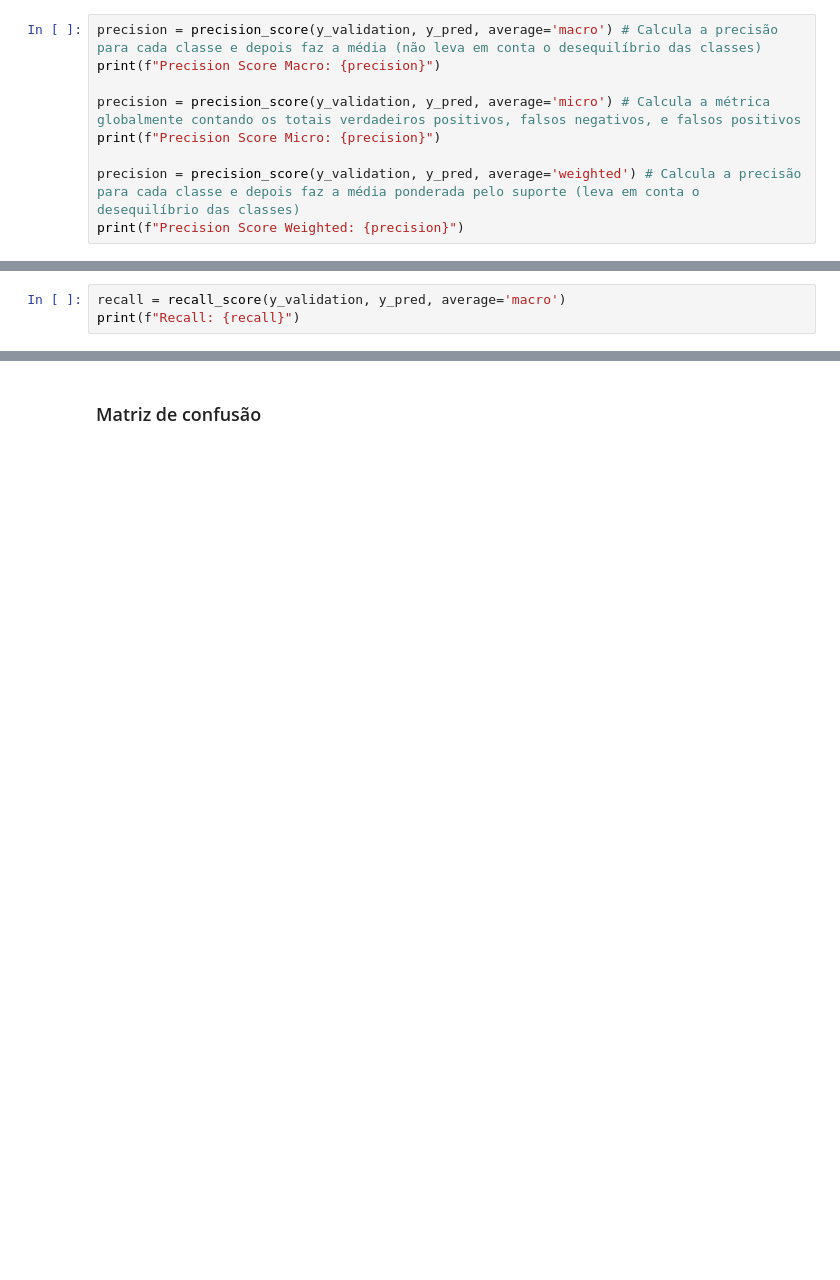
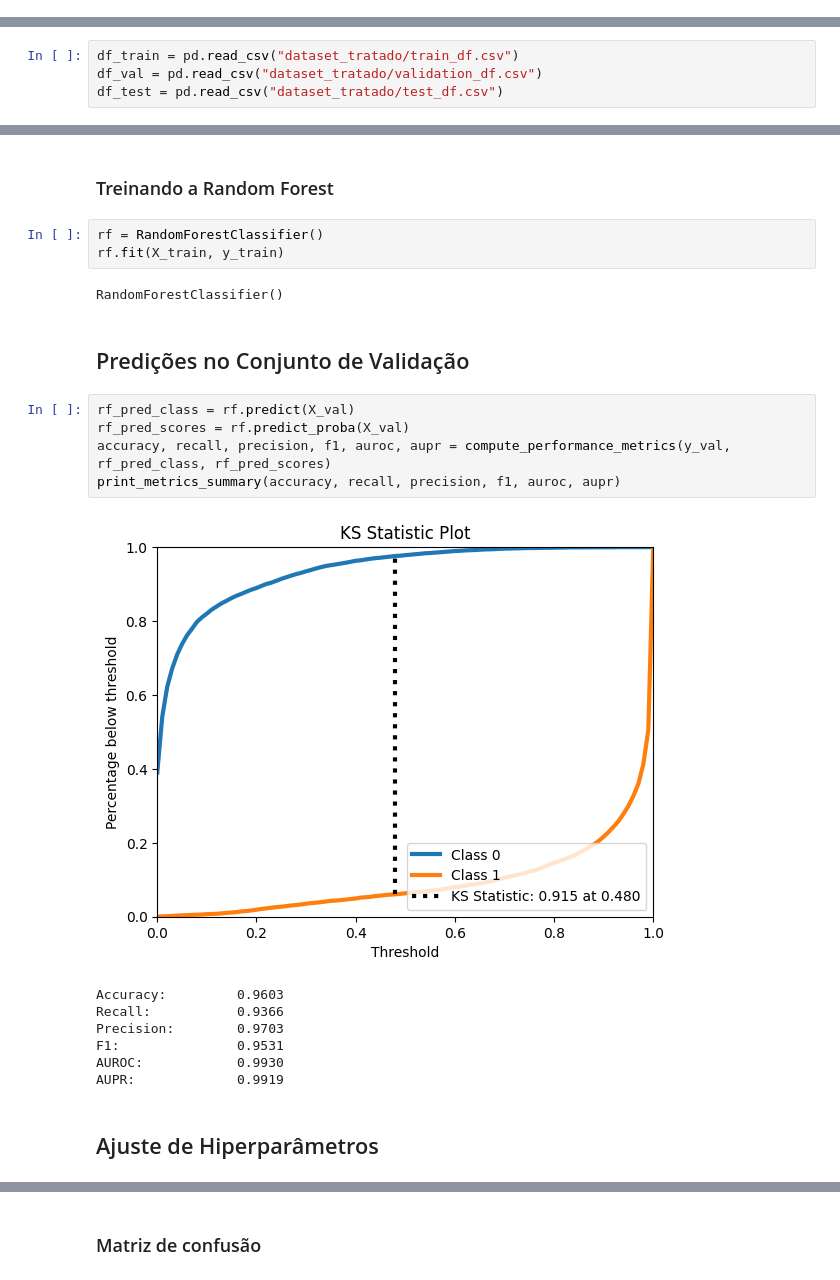
Before and after one commit to lucasacioly/Redes-Neurais, a Jupyter notebook: random_forest.ipynb, the cells around one changed output, grey strips where cells are left out. Saved outputs shown, nothing was run; the diff lists cells and outputs as text; blank space fills up the shorter version.

```diff
--- a/random_forest.ipynb
+++ b/random_forest.ipynb
@@ -56,9 +0,0 @@ Mean Squared Error: 0.27971813725490197
-# %%
-precision = precision_score(y_validation, y_pred, average='macro') # Calcula a precisão para cada classe e depois faz a média (não leva em conta o desequilíbrio das classes)
-print(f"Precision Score Macro: {precision}")
-
-precision = precision_score(y_validation, y_pred, average='micro') # Calcula a métrica globalmente contando os totais verdadeiros positivos, falsos negativos, e falsos positivos
-print(f"Precision Score Micro: {precision}")
-
-precision = precision_score(y_validation, y_pred, average='weighted') # Calcula a precisão para cada classe e depois faz a média ponderada pelo suporte (leva em conta o desequilíbrio das classes)
-print(f"Precision Score Weighted: {precision}")
@@ -71,3 +0,0 @@ Precision Score Weighted: 0.8091497044734454
-# %%
-recall = recall_score(y_validation, y_pred, average='macro')
-print(f"Recall: {recall}")
@@ -82,0 +18,4 @@ Test F1-Score: 0.6986235232331969
+# %%
+df_train = pd.read_csv("dataset_tratado/train_df.csv")
+df_val = pd.read_csv("dataset_tratado/validation_df.csv")
+df_test = pd.read_csv("dataset_tratado/test_df.csv")
@@ -82,0 +117,24 @@ Test F1-Score: 0.6986235232331969
+# %% [markdown]
+### Treinando a Random Forest
+# %%
+rf = RandomForestClassifier()
+rf.fit(X_train, y_train)
+# %% [output]
+RandomForestClassifier()
+# %% [markdown]
+## Predições no Conjunto de Validação
+# %%
+rf_pred_class = rf.predict(X_val)
+rf_pred_scores = rf.predict_proba(X_val)
+accuracy, recall, precision, f1, auroc, aupr = compute_performance_metrics(y_val, rf_pred_class, rf_pred_scores)
+print_metrics_summary(accuracy, recall, precision, f1, auroc, aupr)
+# %% [output]
+[figure, added]
+Accuracy:         0.9603
+Recall:           0.9366
+Precision:        0.9703
+F1:               0.9531
+AUROC:            0.9930
+AUPR:             0.9919
+# %% [markdown]
+## Ajuste de Hiperparâmetros
```
Also changed, not shown: parts of 49 cells of this notebook.
